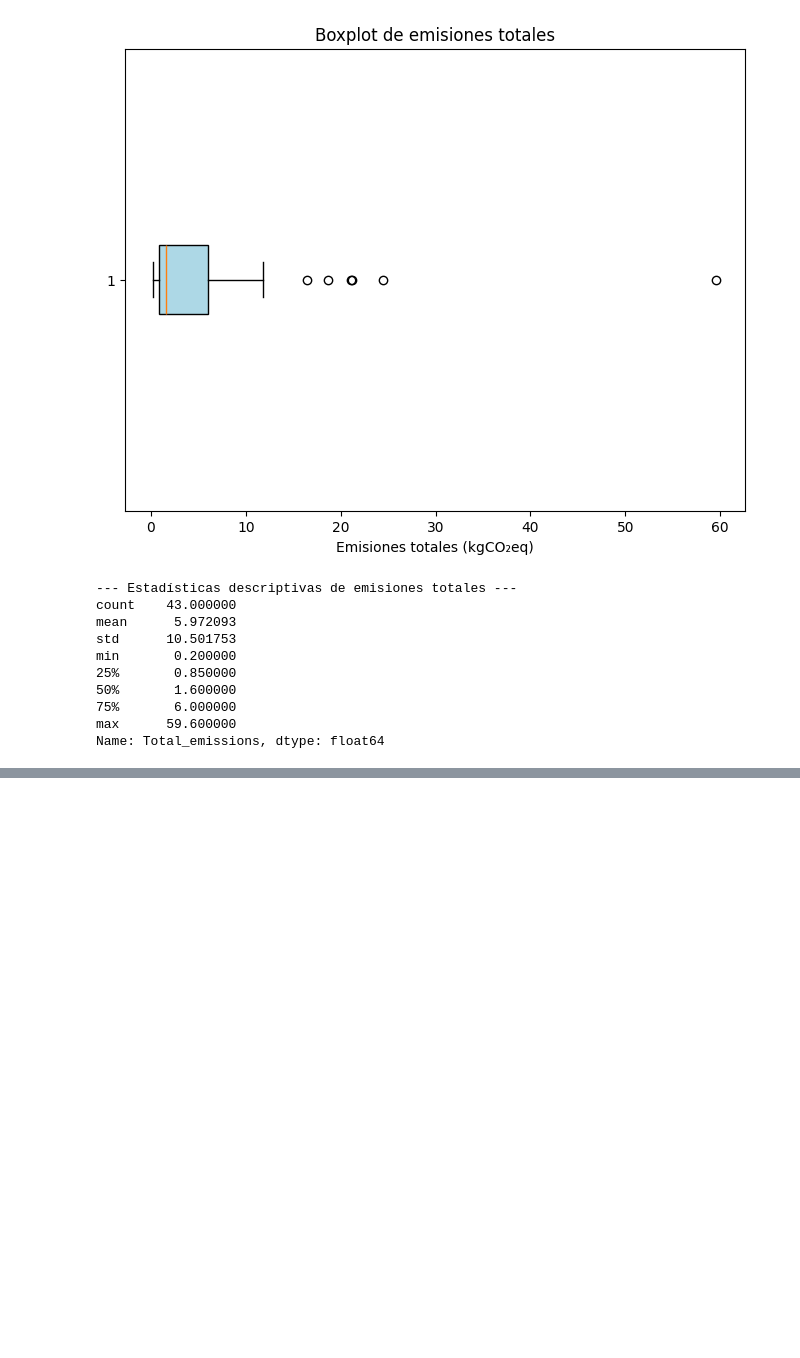
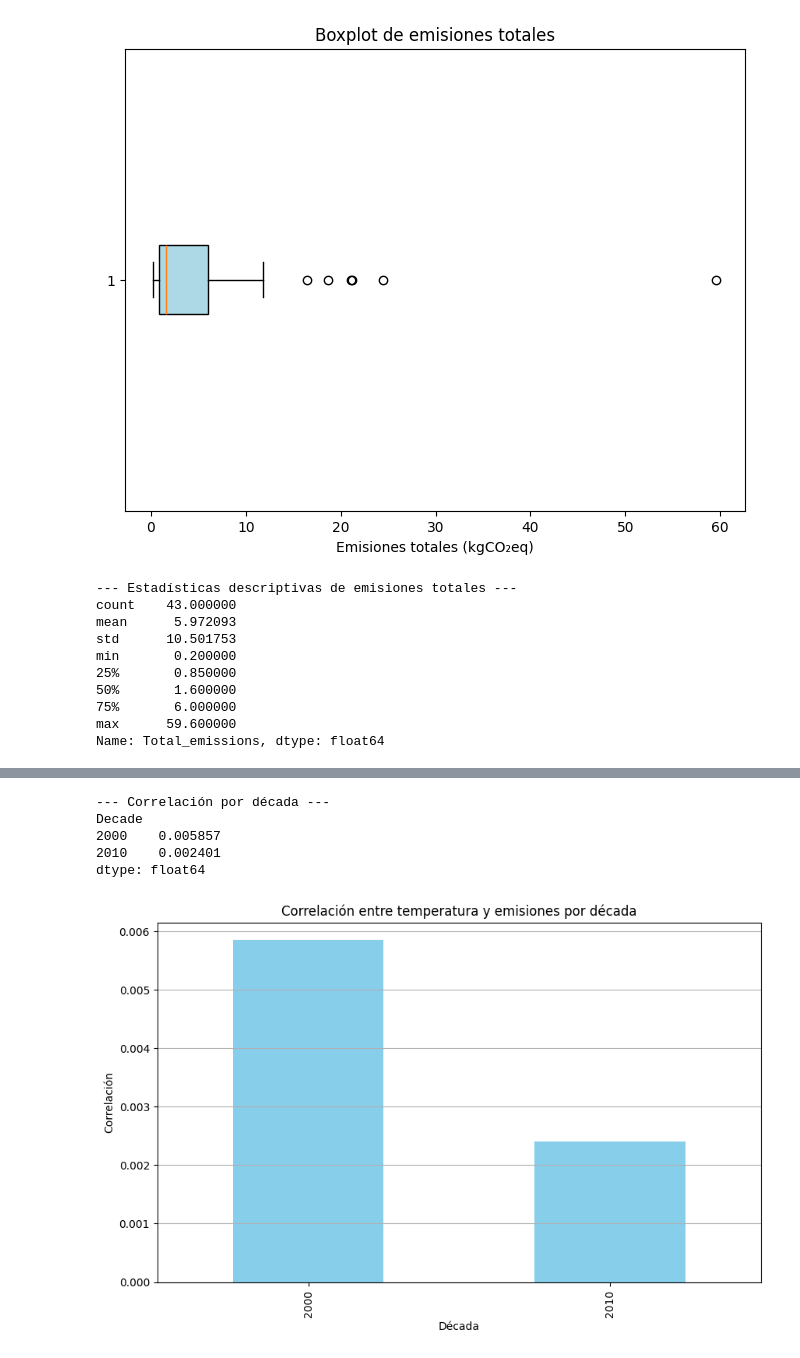
Before and after one commit to CarlosRomanM/proyecto_abril, a Jupyter notebook: Pro1_Abril.ipynb, the cells around one changed output, grey strips where cells are left out. Saved outputs shown, nothing was run; the diff lists cells and outputs as text; code cells hidden in the pictures; blank space fills up the shorter version.

```diff
--- a/Pro1_Abril.ipynb
+++ b/Pro1_Abril.ipynb
@@ -757,0 +884,23 @@ Name: Total_emissions, dtype: float64
+# %%
+# Calcular correlación por década
+combined_data["Decade"] = (combined_data["Year"] // 10) * 10
+correlation_by_decade = combined_data.groupby("Decade").apply(
+    lambda x: x["Temperature_Change"].corr(x["Emissions_Total"])
+)
+print("\n--- Correlación por década ---")
+print(correlation_by_decade)
+
+# Visualizar correlación por década
+correlation_by_decade.plot(kind="bar", figsize=(10, 6), color="skyblue")
+plt.title("Correlación entre temperatura y emisiones por década")
+plt.xlabel("Década")
+plt.ylabel("Correlación")
+plt.grid(axis="y")
+plt.show()
+# %% [output]
+--- Correlación por década ---
+Decade
+2000    0.005857
+2010    0.002401
+dtype: float64
+[figure, added]
```
Also changed, not shown: parts of 19 cells of this notebook, 17 other files.
